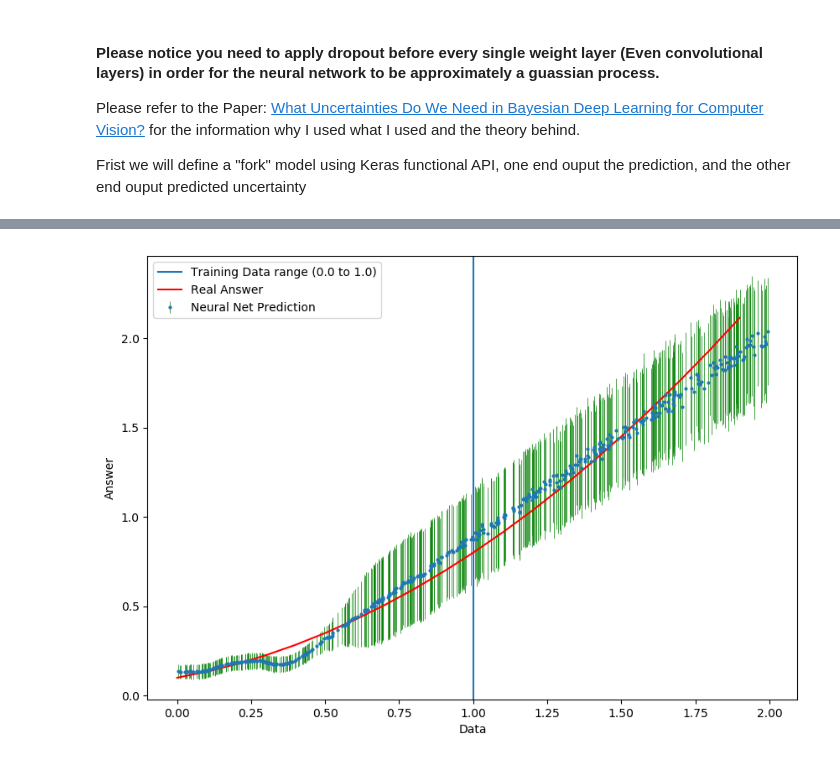
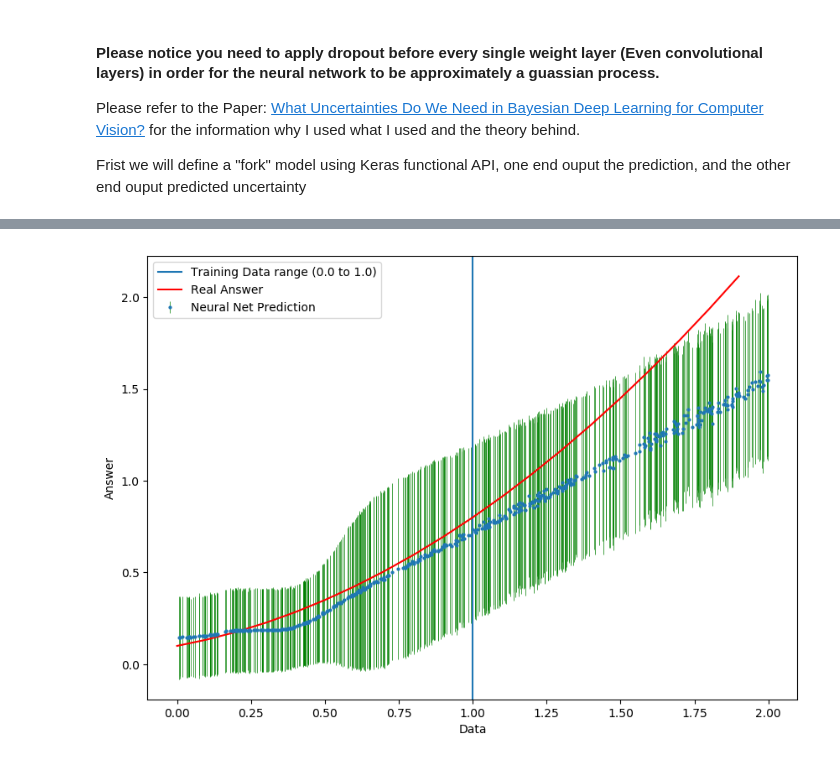
Before and after one commit to henrysky/astroNN, a Jupyter notebook: demo_tutorial/NN_uncertainty_analysis/Uncertainty_Demo_quad.ipynb, the cells around one changed output, grey strips where cells are left out. Saved outputs shown, nothing was run; the diff lists cells and outputs as text; code cells hidden in the pictures.

```diff
--- a/demo_tutorial/NN_uncertainty_analysis/Uncertainty_Demo_quad.ipynb
+++ b/demo_tutorial/NN_uncertainty_analysis/Uncertainty_Demo_quad.ipynb
@@ -334,11 +339,13 @@ def generate_train_batch(x, y):
 #Define some parameter
 batch_size = 64
 optimizer = Adam(lr=.005)
+dropout_rate = 0.3
+l2_rate = 1e-5
 
 # Compile Keras model
 num_hidden = [100,75]
-model, linear_output = model_regression_dropout_var(num_hidden)
-model.compile(loss={'linear_output': mean_squared_error, 'variance_output': mse_var([linear_output])}, optimizer=optimizer)
+model, mse_var_ext = model_regression_dropout_var(num_hidden, dropout_rate, l2_rate)
+model.compile(loss={'linear_output': mean_squared_error, 'variance_output': mse_var_ext}, optimizer=optimizer)
 model.fit_generator(generator=generate_train_batch(x, y), epochs=20, max_queue_size=20, verbose=0,
                     steps_per_epoch= x.shape[0] // batch_size)
 
@@ -352,33 +359,37 @@ get_dropout_output = function([model.layers[0].input, learning_phase()], [model.
 mc_dropout_num = 100
 predictions = np.zeros((mc_dropout_num, test_batch_size, 1))
 predictions_var = np.zeros((mc_dropout_num, test_batch_size, 1))
 var = np.zeros((mc_dropout_num, test_batch_size, 1))
 uncertainty = np.zeros((mc_dropout_num, test_batch_size, 1))
 for i in range(mc_dropout_num):
     result = np.array(get_dropout_output([x_test.reshape((x_test.shape[0], 1)), 1])[0:2])
     predictions[i] = result[0].reshape((test_batch_size,1))
     predictions_var[i] = result[1].reshape((test_batch_size,1))
 
+length_sacle = 10.0
+inverse_model_precision = (2 * x.shape[0] * l2_rate) / (length_sacle**2. * (1 - dropout_rate))
+
 # get mean results and its varience and mean unceratinty from dropout
 prediction_mc_droout = np.mean(predictions, axis=0)
 var = np.mean(np.exp(predictions_var/2), axis=0)
 var_mc_droout = np.var(predictions, axis=0)
 
-total_unceratinty = var+var_mc_droout  # pistemic plus aleatoric uncertainty
+total_variance = var + var_mc_droout + inverse_model_precision  # epistemic plus aleatoric uncertainty
+total_uncertainty = np.sqrt(total_variance)
 
 # Array for the real equation
 x_true = np.arange(0.0,2.0,0.1)
 y_true = gen_function(x_true)
 
 # Plotting
 plt.figure(figsize=(10, 7), dpi=100)
-plt.errorbar(x_test, prediction_mc_droout, yerr=total_unceratinty, markersize=2,
+plt.errorbar(x_test, prediction_mc_droout, yerr=total_uncertainty, markersize=2,
                      fmt='o', ecolor='g', capthick=2, elinewidth=0.5, label='Neural Net Prediction')
 plt.axvline(x=1.0, label="Training Data range (0.0 to 1.0)")
 plt.plot(x_true, y_true, color='red', label='Real Answer')
 plt.xlabel('Data')
 plt.ylabel('Answer')
 plt.legend(loc='best')
 plt.show()
 # %% [output]
-[figure, old version]
+[figure, new version]
```
Also changed, not shown: parts of 7 cells of this notebook, 1 other file.
